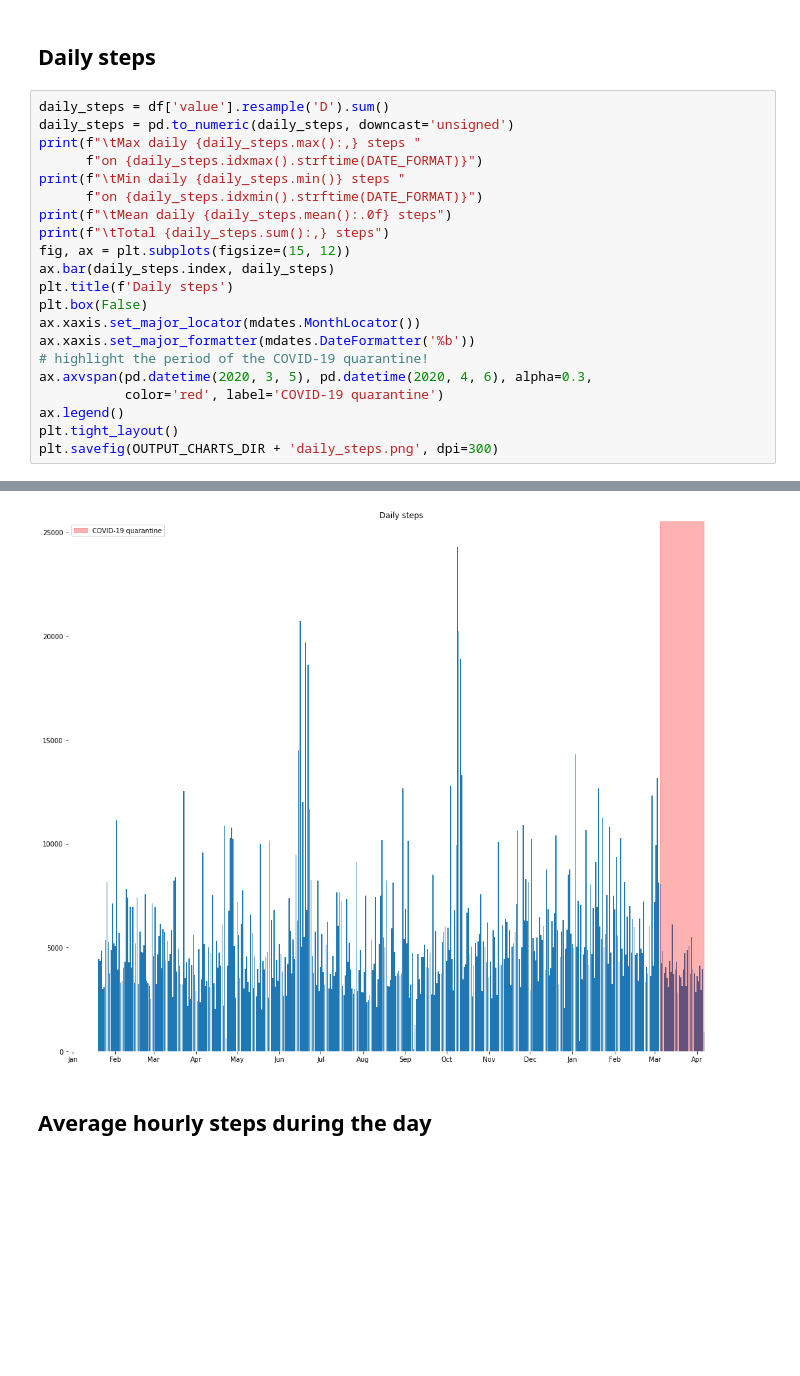
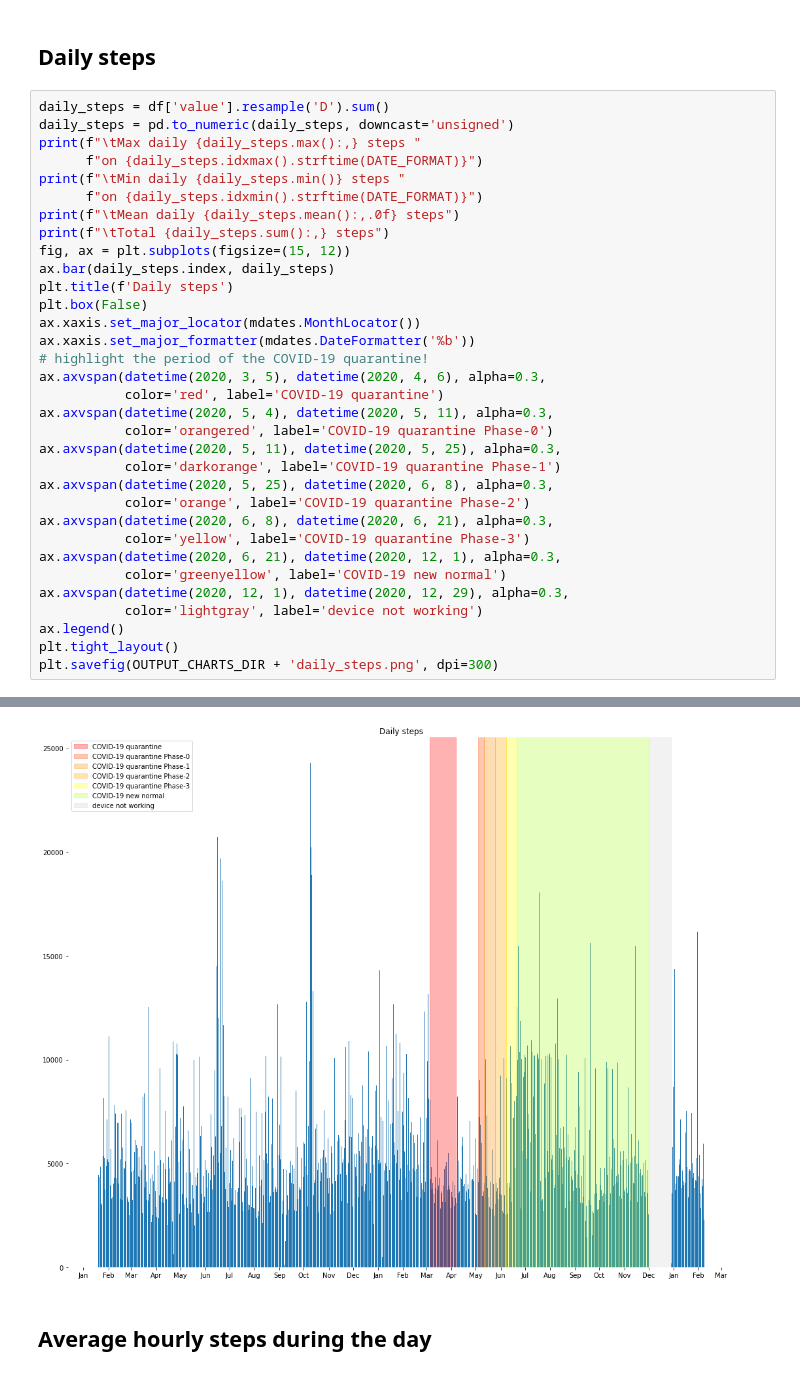
Before and after one commit to m322/portfolio, a Jupyter notebook: fitness/steps.ipynb, the cells around one changed output, grey strips where cells are left out. Drawn from its saved outputs; the diff is of its cells as text; blank space fills up the shorter version.

```diff
--- a/fitness/steps.ipynb
+++ b/fitness/steps.ipynb
@@ -67,7 +68,7 @@ print(f"\tMax daily {daily_steps.max():,} steps "
       f"on {daily_steps.idxmax().strftime(DATE_FORMAT)}")
 print(f"\tMin daily {daily_steps.min()} steps "
       f"on {daily_steps.idxmin().strftime(DATE_FORMAT)}")
-print(f"\tMean daily {daily_steps.mean():.0f} steps")
+print(f"\tMean daily {daily_steps.mean():,.0f} steps")
 print(f"\tTotal {daily_steps.sum():,} steps")
 fig, ax = plt.subplots(figsize=(15, 12))
 ax.bar(daily_steps.index, daily_steps)
@@ -76,8 +77,20 @@ plt.box(False)
 ax.xaxis.set_major_locator(mdates.MonthLocator())
 ax.xaxis.set_major_formatter(mdates.DateFormatter('%b'))
 # highlight the period of the COVID-19 quarantine!
-ax.axvspan(pd.datetime(2020, 3, 5), pd.datetime(2020, 4, 6), alpha=0.3,
+ax.axvspan(datetime(2020, 3, 5), datetime(2020, 4, 6), alpha=0.3,
            color='red', label='COVID-19 quarantine')
+ax.axvspan(datetime(2020, 5, 4), datetime(2020, 5, 11), alpha=0.3,
+           color='orangered', label='COVID-19 quarantine Phase-0')
+ax.axvspan(datetime(2020, 5, 11), datetime(2020, 5, 25), alpha=0.3,
+           color='darkorange', label='COVID-19 quarantine Phase-1')
+ax.axvspan(datetime(2020, 5, 25), datetime(2020, 6, 8), alpha=0.3,
+           color='orange', label='COVID-19 quarantine Phase-2')
+ax.axvspan(datetime(2020, 6, 8), datetime(2020, 6, 21), alpha=0.3,
+           color='yellow', label='COVID-19 quarantine Phase-3')
+ax.axvspan(datetime(2020, 6, 21), datetime(2020, 12, 1), alpha=0.3,
+           color='greenyellow', label='COVID-19 new normal')
+ax.axvspan(datetime(2020, 12, 1), datetime(2020, 12, 29), alpha=0.3,
+           color='lightgray', label='device not working')
 ax.legend()
 plt.tight_layout()
 plt.savefig(OUTPUT_CHARTS_DIR + 'daily_steps.png', dpi=300)
@@ -89,4 +102,4 @@ plt.savefig(OUTPUT_CHARTS_DIR + 'daily_steps.png', dpi=300)
-[figure, old version]
+[figure, new version]
 # %% [markdown]
 ## Average hourly steps during the day <a name="hourly"></a>
 # %%
```
Also changed, not shown: parts of 6 cells of this notebook.
